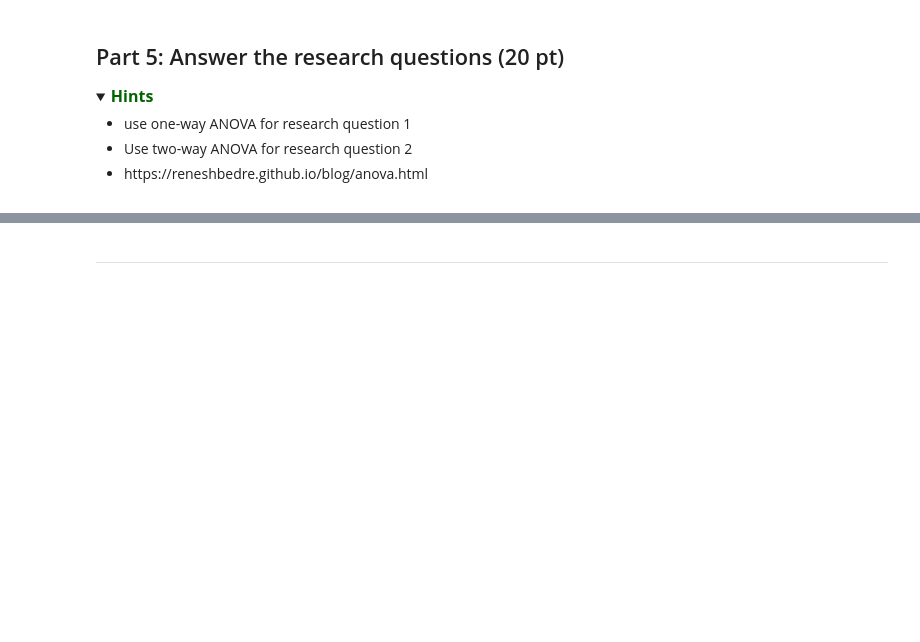
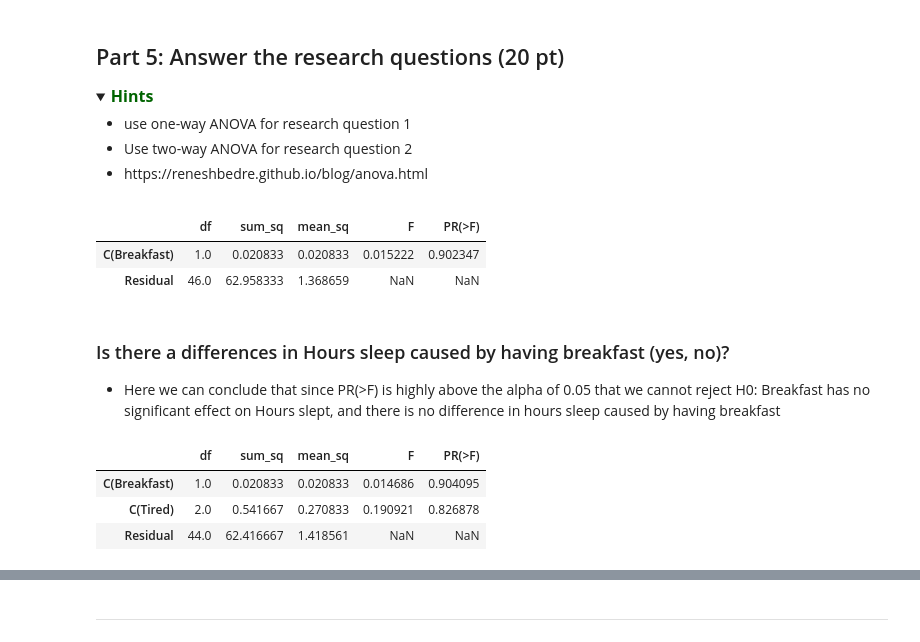
Before and after one commit to Magiduck/Programming1, a Jupyter notebook: assessments/Assignment_week_05.ipynb, the cells around one changed output, grey strips where cells are left out. Drawn from its saved outputs; the diff is of its cells as text; code cells hidden in the pictures; folded sections open; blank space fills up the shorter version.

```diff
--- a/assessments/Assignment_week_05.ipynb
+++ b/assessments/Assignment_week_05.ipynb
@@ -397,3 +414,24 @@ Create a dataframe with equal samplesize. Make three categories for tireness 1-2
 </details>
 # %%
 #Your solution here
+# %%
+res = stat()
+res.anova_stat(df=eq_sample_size, res_var='Hours', anova_model='Hours ~ C(Breakfast)')
+res.anova_summary
+# sample.columns
+# %% [output]
+|  | df | sum_sq | mean_sq | F | PR(>F) |
+| C(Breakfast) | 1.0 | 0.020833 | 0.020833 | 0.015222 | 0.902347 |
+| Residual | 46.0 | 62.958333 | 1.368659 | NaN | NaN |
+# %% [markdown]
+### Is there a differences in Hours sleep caused by having breakfast (yes, no)?
+- Here we can conclude that since PR(>F) is highly above the alpha of 0.05 that we cannot reject H0: Breakfast has no significant effect on Hours slept, and there is no difference in hours sleep caused by having breakfast
+# %%
+res = stat()
+res.anova_stat(df=eq_sample_size, res_var='Hours', anova_model='Hours ~ C(Breakfast)+C(Tired)')
+res.anova_summary
+# %% [output]
+|  | df | sum_sq | mean_sq | F | PR(>F) |
+| C(Breakfast) | 1.0 | 0.020833 | 0.020833 | 0.014686 | 0.904095 |
+| C(Tired) | 2.0 | 0.541667 | 0.270833 | 0.190921 | 0.826878 |
+| Residual | 44.0 | 62.416667 | 1.418561 | NaN | NaN |
```
Also changed, not shown: parts of 15 cells of this notebook.
